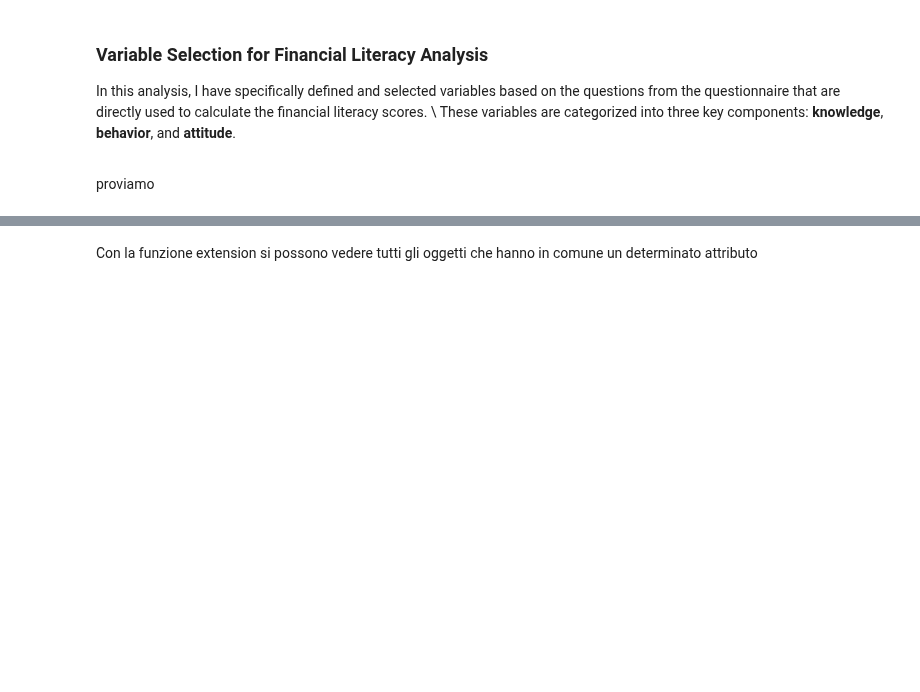
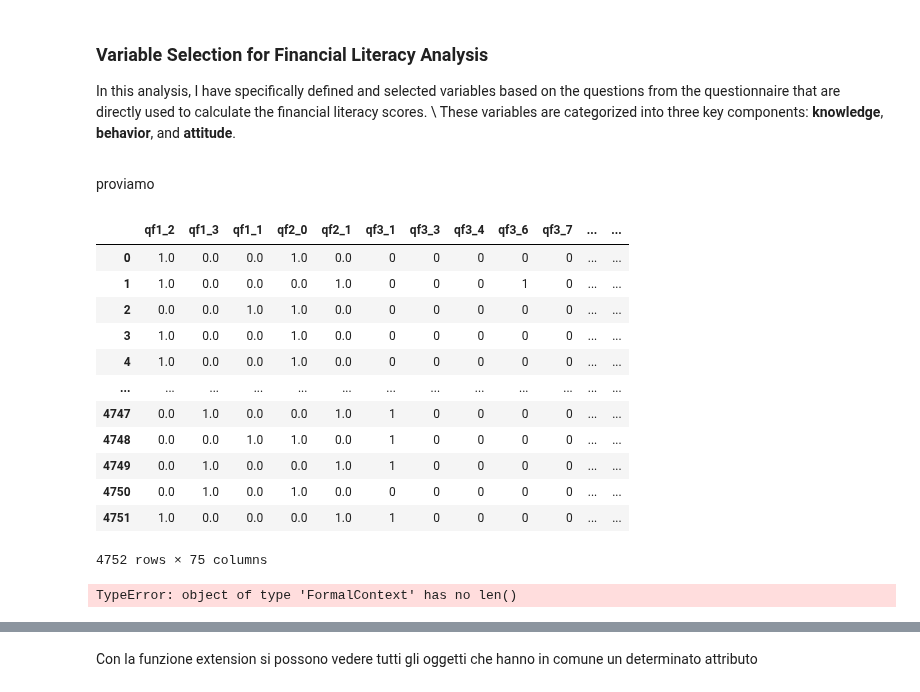
Before and after one commit to lorecanta/Data_Science_Lab, a Jupyter notebook: prova_lavoro_lori.ipynb, the cells around one changed output, grey strips where cells are left out. Saved outputs shown, nothing was run; the diff lists cells and outputs as text; code cells hidden in the pictures; blank space fills up the shorter version.

```diff
--- a/prova_lavoro_lori.ipynb
+++ b/prova_lavoro_lori.ipynb
@@ -159 +159,17 @@ db_1 = db.iloc[1:10,]
+# %%
+db
+# %% [output]
+|  | qf1_2 | qf1_3 | qf1_1 | qf2_0 | qf2_1 | qf3_1 | qf3_3 | qf3_4 | qf3_6 | qf3_7 | ... | ... |
+| 0 | 1.0 | 0.0 | 0.0 | 1.0 | 0.0 | 0 | 0 | 0 | 0 | 0 | ... | ... |
+| 1 | 1.0 | 0.0 | 0.0 | 0.0 | 1.0 | 0 | 0 | 0 | 1 | 0 | ... | ... |
+| 2 | 0.0 | 0.0 | 1.0 | 1.0 | 0.0 | 0 | 0 | 0 | 0 | 0 | ... | ... |
+| 3 | 1.0 | 0.0 | 0.0 | 1.0 | 0.0 | 0 | 0 | 0 | 0 | 0 | ... | ... |
+| 4 | 1.0 | 0.0 | 0.0 | 1.0 | 0.0 | 0 | 0 | 0 | 0 | 0 | ... | ... |
+| ... | ... | ... | ... | ... | ... | ... | ... | ... | ... | ... | ... | ... |
+| 4747 | 0.0 | 1.0 | 0.0 | 0.0 | 1.0 | 1 | 0 | 0 | 0 | 0 | ... | ... |
+| 4748 | 0.0 | 0.0 | 1.0 | 1.0 | 0.0 | 1 | 0 | 0 | 0 | 0 | ... | ... |
+| 4749 | 0.0 | 1.0 | 0.0 | 0.0 | 1.0 | 1 | 0 | 0 | 0 | 0 | ... | ... |
+| 4750 | 0.0 | 1.0 | 0.0 | 1.0 | 0.0 | 0 | 0 | 0 | 0 | 0 | ... | ... |
+| 4751 | 1.0 | 0.0 | 0.0 | 0.0 | 1.0 | 1 | 0 | 0 | 0 | 0 | ... | ... |
+4752 rows × 75 columns
 # %%
@@ -161,3 +177,53 @@ K = FormalContext.from_pandas(db_1)
+# %%
+def calculate_metrics(df, attributes_a, attributes_b):
+    """
+    Calcola il supporto, la confidenza e il lift per tutte le combinazioni tra A e B.
+
+    Parameters:
+    -----------
+    df : pd.DataFrame
+        La tabella con i dati (1/0 per relazioni binarie).
+    attributes_a : list
+        Lista di attributi appartenenti al sottoinsieme A.
+    attributes_b : list
+        Lista di attributi appartenenti al sottoinsieme B.
+
+    Returns:
+    --------
+    results : list of tuples
+        Ogni elemento è una tupla (attr_a, comb_b, support, confidence, lift).
+    """
+    results = []
+    total_rows = len(df)
+
+    # Per ogni attributo in A
+    for attr_a in attributes_a:
+        # Supporto di A
+        support_a = df[attr_a].sum() / total_rows
+
+        if support_a == 0:
+            continue  # Evita divisioni per 0
+
+        # Per ogni combinazione di attributi in B
+        for r in range(1, len(attributes_b) + 1):  # Combinazioni di lunghezza 1 a len(B)
+            for comb_b in combinations(attributes_b, r):
+                # Calcola il supporto di A ∩ B
+                support_comb = df[list(comb_b)].all(axis=1) & df[attr_a]
+                support_comb = support_comb.sum() / total_rows
+
+                # Calcola il supporto di B (combinazione)
+                support_b = df[list(comb_b)].all(axis=1).sum() / total_rows
+
+                # Calcola la confidenza e il lift
+                confidence = support_comb / support_a if support_a > 0 else 0
+                lift = confidence / support_b if support_b > 0 else 0
+
+                # Salva il risultato
+                results.append((attr_a, comb_b, support_comb, confidence, lift))
+
+    return results
+# %% [output]
+TypeError: object of type 'FormalContext' has no len()
 # %%
 print(K)
 print(K.object_names)
```
Also changed, not shown: parts of 12 cells of this notebook, 1 other file.
